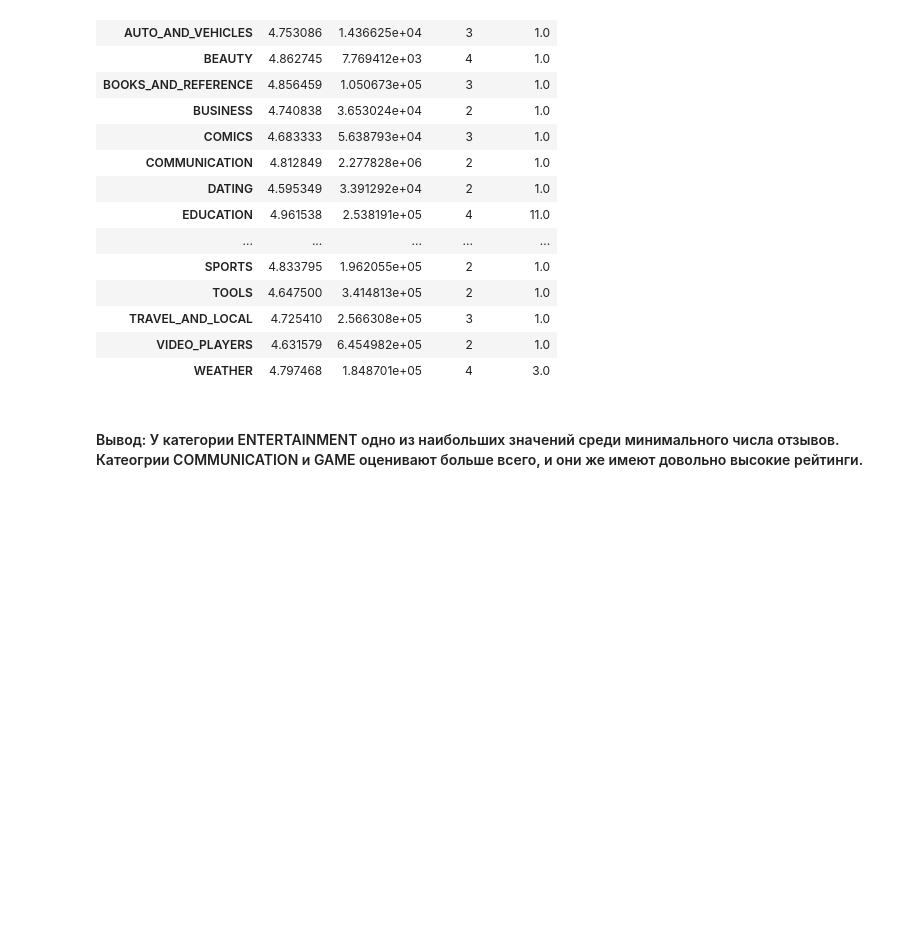
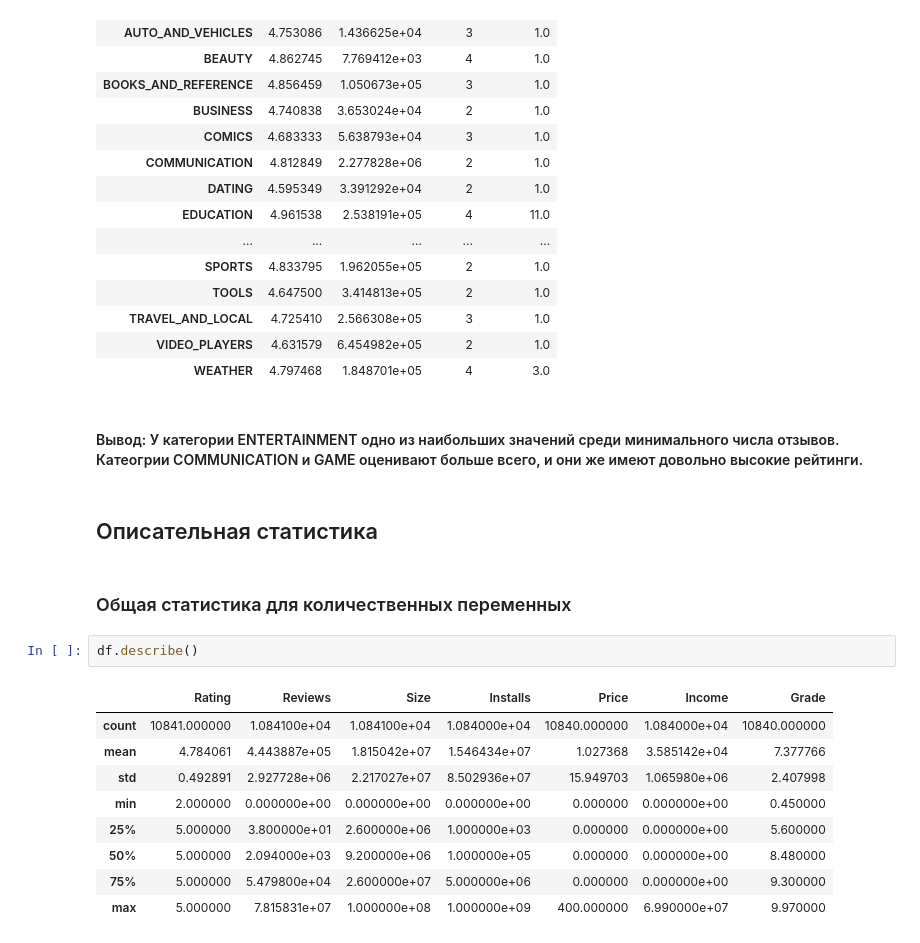
Before and after one commit to AlexeyShalaev/GooglePlayDataset, a Jupyter notebook: data_research.ipynb, the cells around one changed output. Cells and saved outputs as stored; diff of their text form; blank space fills up the shorter version.

Commit message:
describe stat

```diff
--- a/data_research.ipynb
+++ b/data_research.ipynb
@@ -589,3 +605,19 @@ df[df['Reviews'] > 0].pivot_table(index=['Category'], values=['Rating', 'Reviews
 | WEATHER | 4.797468 | 1.848701e+05 | 4 | 3.0 |
 # %% [markdown]
 #### Вывод: У категории ENTERTAINMENT одно из наибольших значений среди минимального числа отзывов. Катеогрии COMMUNICATION и GAME оценивают больше всего, и они же имеют довольно высокие рейтинги.
+# %% [markdown]
+## Описательная статистика
+# %% [markdown]
+### Общая статистика для количественных переменных
+# %%
+df.describe()
+# %% [output]
+|  | Rating | Reviews | Size | Installs | Price | Income | Grade |
+| count | 10841.000000 | 1.084100e+04 | 1.084100e+04 | 1.084000e+04 | 10840.000000 | 1.084000e+04 | 10840.000000 |
+| mean | 4.784061 | 4.443887e+05 | 1.815042e+07 | 1.546434e+07 | 1.027368 | 3.585142e+04 | 7.377766 |
+| std | 0.492891 | 2.927728e+06 | 2.217027e+07 | 8.502936e+07 | 15.949703 | 1.065980e+06 | 2.407998 |
+| min | 2.000000 | 0.000000e+00 | 0.000000e+00 | 0.000000e+00 | 0.000000 | 0.000000e+00 | 0.450000 |
+| 25% | 5.000000 | 3.800000e+01 | 2.600000e+06 | 1.000000e+03 | 0.000000 | 0.000000e+00 | 5.600000 |
+| 50% | 5.000000 | 2.094000e+03 | 9.200000e+06 | 1.000000e+05 | 0.000000 | 0.000000e+00 | 8.480000 |
+| 75% | 5.000000 | 5.479800e+04 | 2.600000e+07 | 5.000000e+06 | 0.000000 | 0.000000e+00 | 9.300000 |
+| max | 5.000000 | 7.815831e+07 | 1.000000e+08 | 1.000000e+09 | 400.000000 | 6.990000e+07 | 9.970000 |
```
Also changed, not shown: parts of 17 cells of this notebook, 2 other files.
